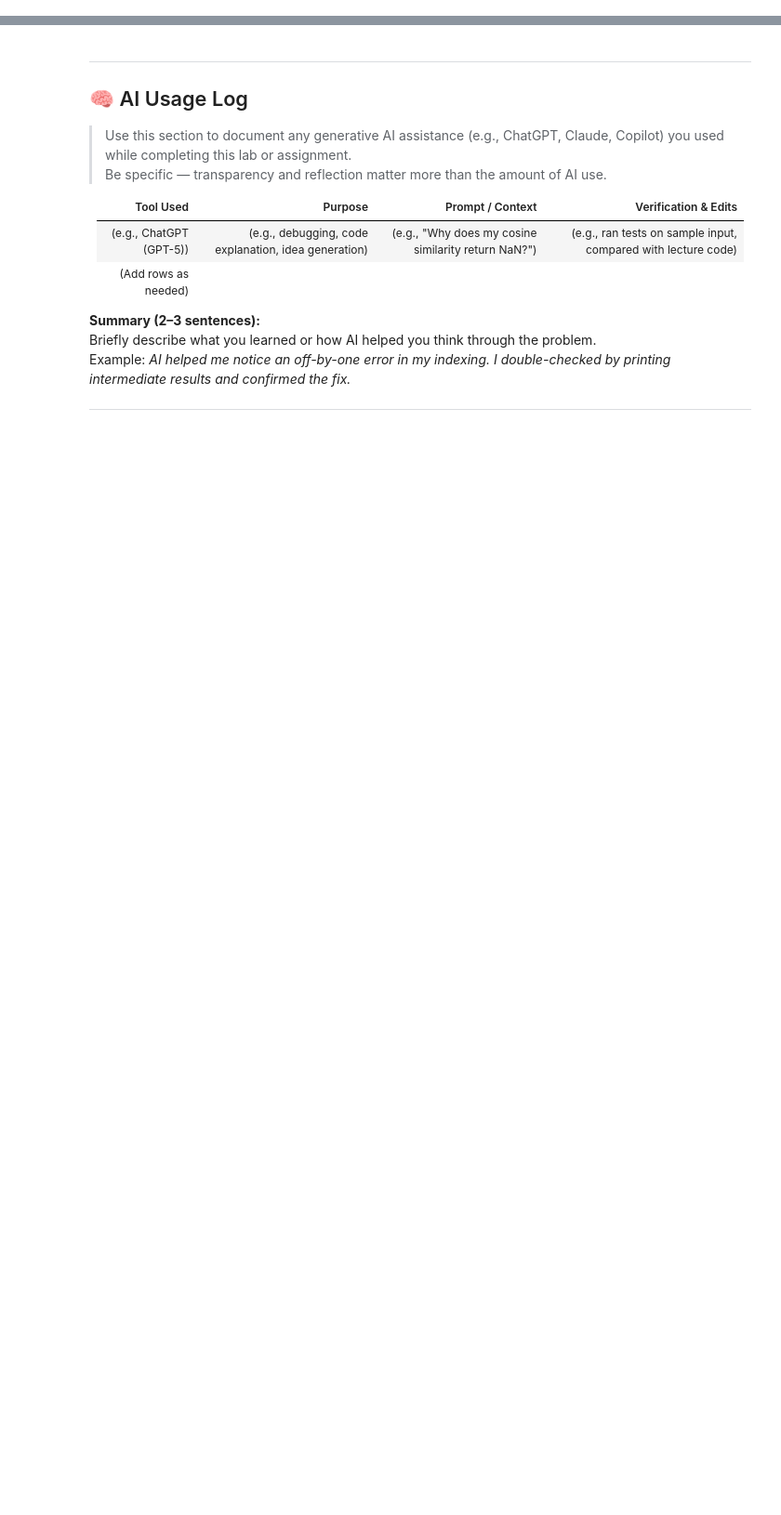
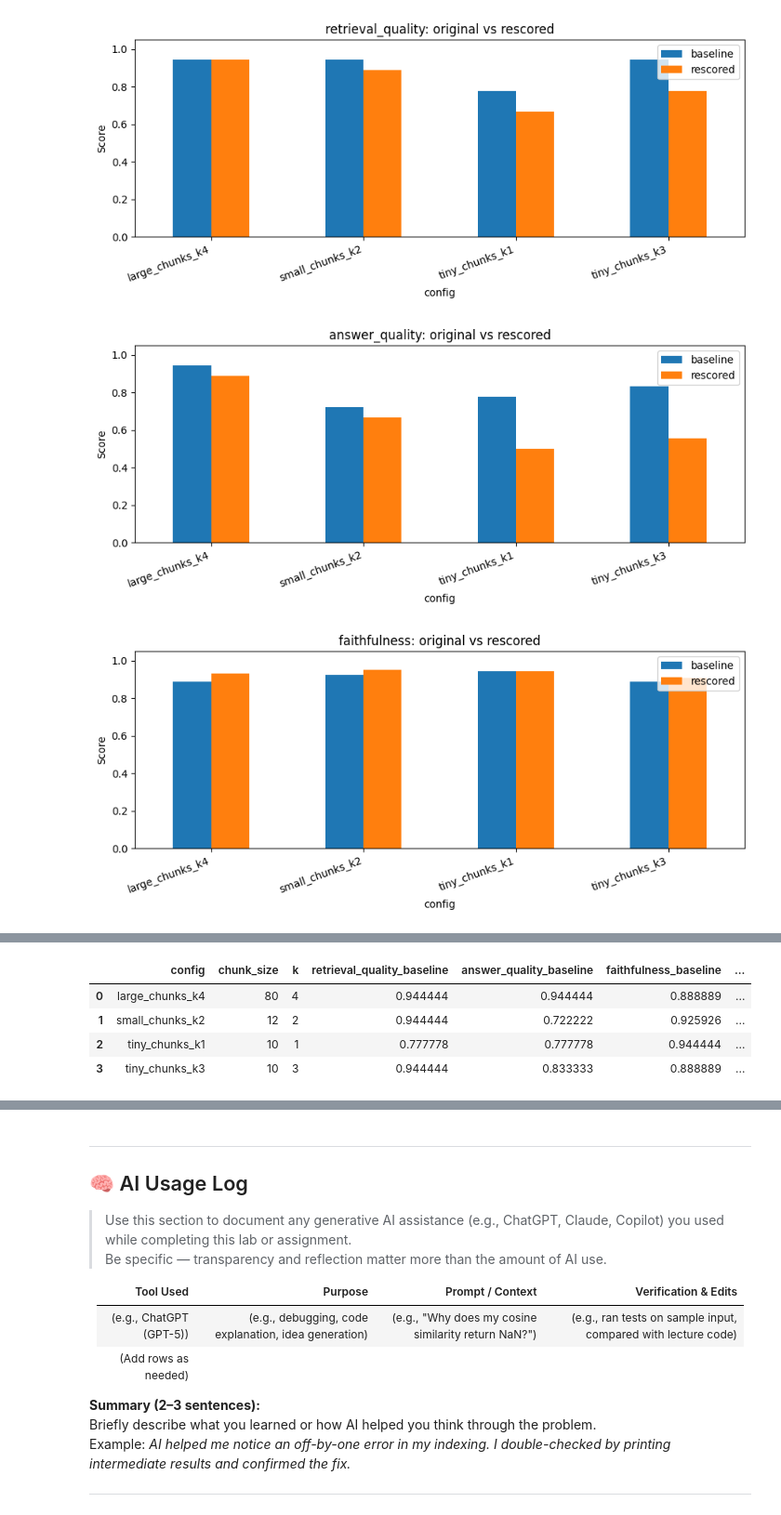
Before and after one commit to tulane-intro-ai-engineering/main, a Jupyter notebook: labs/trust_lab.ipynb, the cells around one changed output, grey strips where cells are left out. Shown at 93% size. Drawn from its saved outputs; the diff is of its cells as text; code cells hidden in the pictures; blank space fills up the shorter version.

```diff
--- a/labs/trust_lab.ipynb
+++ b/labs/trust_lab.ipynb
@@ -292,0 +788,56 @@ Write 2–4 sentences describing your gaming strategy and why it’s bad:
+# %%
+# Plot baseline vs rescored metrics by config
+# Assumes these already exist from prior cells:
+# - baseline_metrics (from original judge prompt)
+# - edited_metrics   (from rescore_with_current_judge)
+# If baseline_metrics is missing, we rebuild it from metrics_by_config.
+
+import matplotlib.pyplot as plt
+import pandas as pd
+
+metric_cols = ["retrieval_quality", "answer_quality", "faithfulness"]
+
+if "baseline_metrics" not in globals():
+    baseline_metrics = metrics_by_config.copy()
+
+# Build comparison table
+cmp_df = baseline_metrics.merge(
+    edited_metrics,
+    on=["config", "chunk_size", "k"],
+    suffixes=("_baseline", "_rescored"),
+)
+
+# Keep stable ordering
+cmp_df = cmp_df.sort_values(["config"]).reset_index(drop=True)
+
+# 1) Side-by-side bars for each metric
+for m in metric_cols:
+    plot_df = cmp_df[["config", f"{m}_baseline", f"{m}_rescored"]].set_index("config")
+    ax = plot_df.plot(kind="bar", figsize=(9, 4))
+    ax.set_ylim(0, 1.05)
+    ax.set_ylabel("Score")
+    ax.set_title(f"{m}: original vs rescored")
+    ax.legend(["baseline", "rescored"])
+    plt.xticks(rotation=20, ha="right")
+    plt.tight_layout()
+    plt.show()
+
+# 2) Delta plot (rescored - baseline)
+delta_df = cmp_df[["config"]].copy()
+for m in metric_cols:
+    delta_df[f"delta_{m}"] = cmp_df[f"{m}_rescored"] - cmp_df[f"{m}_baseline"]
+
+ax = delta_df.set_index("config").plot(kind="bar", figsize=(9, 4))
+ax.axhline(0, color="black", linewidth=1)
+ax.set_ylabel("Delta (rescored - baseline)")
+ax.set_title("Metric shifts after judge prompt edits")
+plt.xticks(rotation=20, ha="right")
+plt.tight_layout()
+plt.show()
+
+display(cmp_df)
+display(delta_df)
+# %% [output]
+[figure, added]
+[figure, added]
+[figure, added]
@@ -292,0 +845,5 @@ Write 2–4 sentences describing your gaming strategy and why it’s bad:
+|  | config | chunk_size | k | retrieval_quality_baseline | answer_quality_baseline | faithfulness_baseline | ... |
+| 0 | large_chunks_k4 | 80 | 4 | 0.944444 | 0.944444 | 0.888889 | ... |
+| 1 | small_chunks_k2 | 12 | 2 | 0.944444 | 0.722222 | 0.925926 | ... |
+| 2 | tiny_chunks_k1 | 10 | 1 | 0.777778 | 0.777778 | 0.944444 | ... |
+| 3 | tiny_chunks_k3 | 10 | 3 | 0.944444 | 0.833333 | 0.888889 | ... |
```
Also changed, not shown: parts of 31 cells of this notebook, 1 other file.
